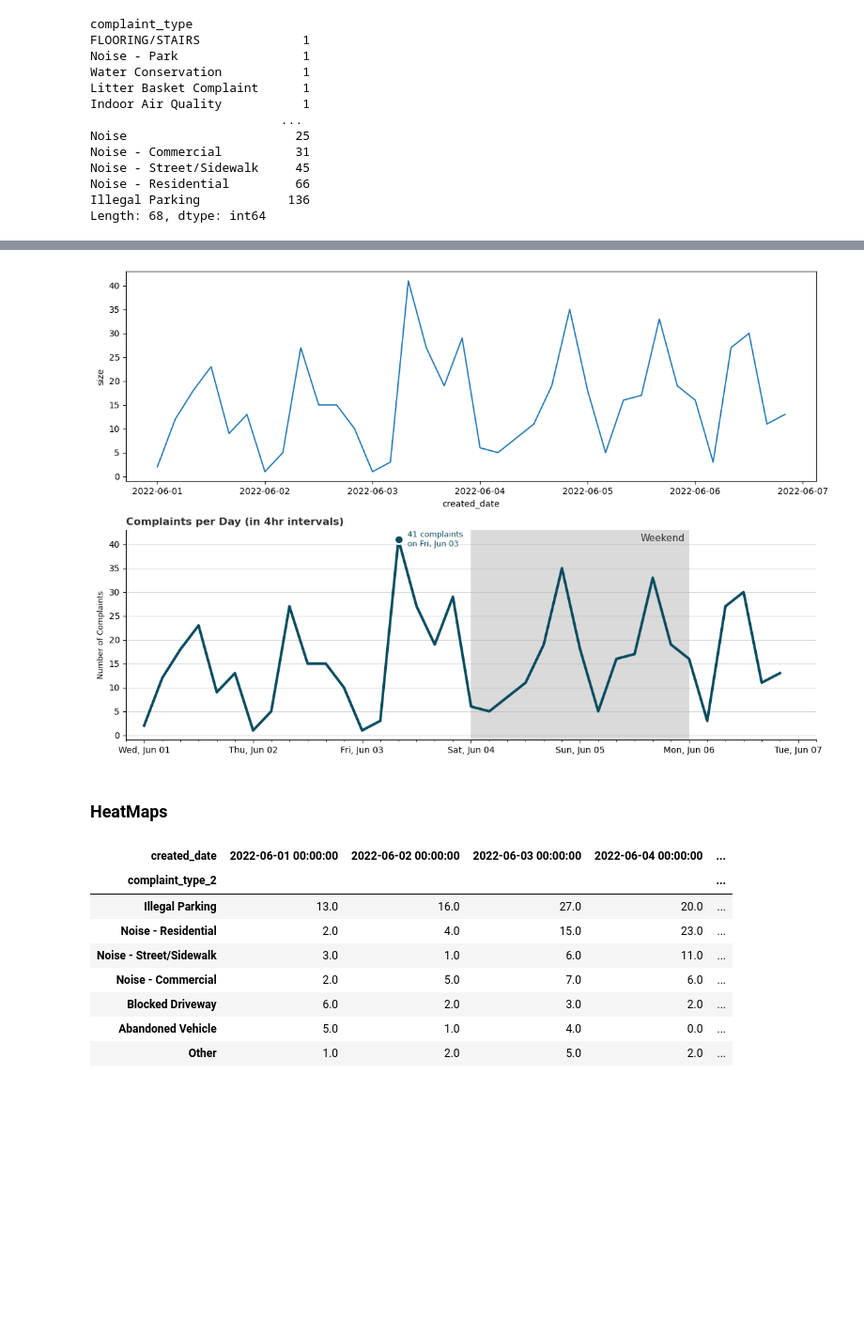
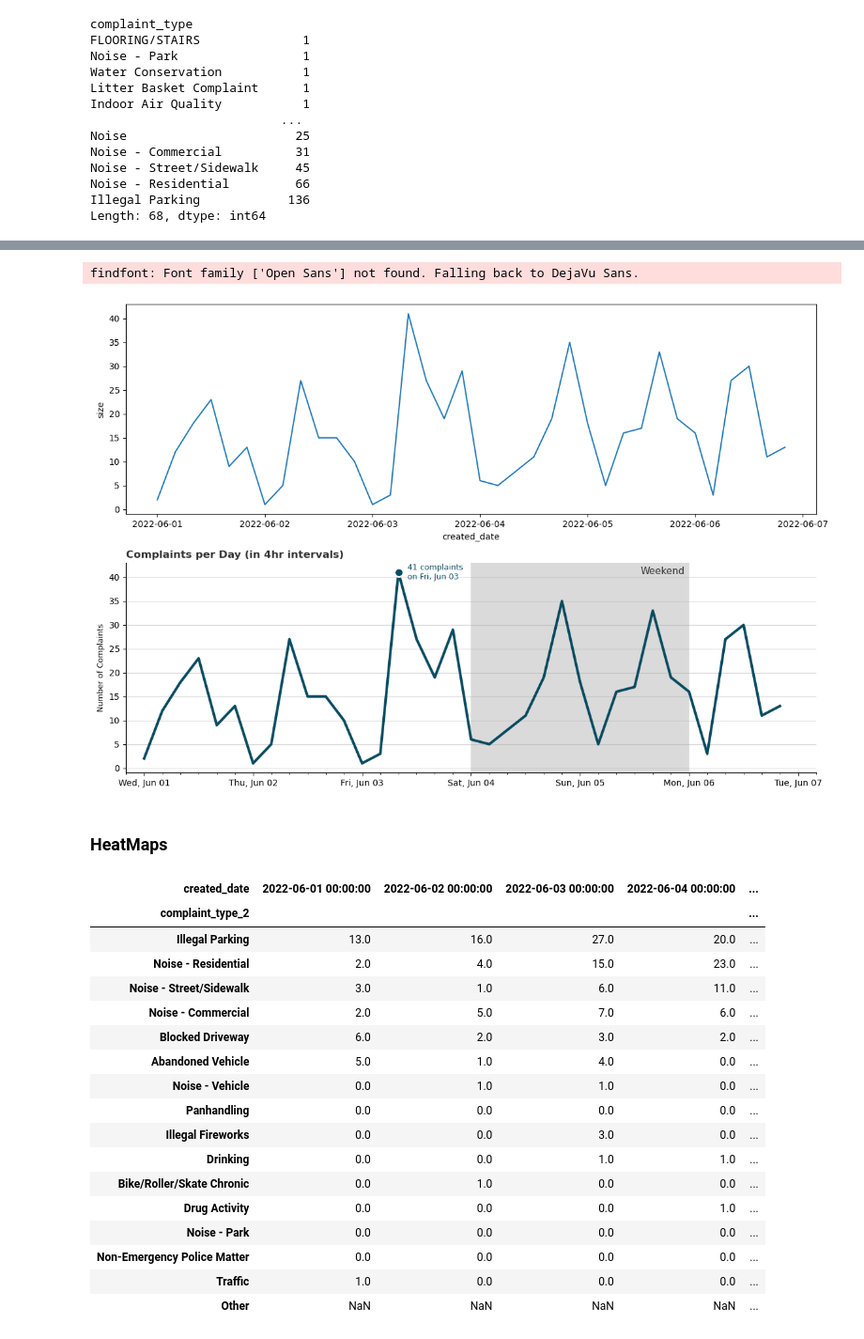
Before and after one commit to cankadir/AnalyticsExchange, a Jupyter notebook: NYC_DataViz_Workshop.ipynb, the cells around one changed output, grey strips where cells are left out. Shown at 94% size. Drawn from its saved outputs; the diff is of its cells as text; code cells hidden in the pictures; blank space fills up the shorter version.

```diff
--- a/NYC_DataViz_Workshop.ipynb
+++ b/NYC_DataViz_Workshop.ipynb
@@ -160,6 +174,7 @@ plt.tight_layout( h_pad=1 )
 # %%
 import matplotlib.font_manager
 
+df['created_date'] = pd.to_datetime( df['created_date'] )
 complaint_per_day = df.groupby(
     pd.Grouper( key = 'created_date', freq = '4h' ),
     as_index = False
@@ -253,6 +268,7 @@ ax.set_xlim( pd.to_datetime(time_start)-pd.Timedelta(hours=4), pd.to_datetime(ti
 
 plt.tight_layout( h_pad=1 );
 # %% [output]
+findfont: Font family ['Open Sans'] not found. Falling back to DejaVu Sans.
 [figure]
 # %% [markdown]
 ### HeatMaps
@@ -268,35 +284,44 @@ compaints_per_day = pd.pivot_table(
 compaints_per_day['total'] = compaints_per_day.sum(axis=1)
 compaints_per_day = compaints_per_day.sort_values( by = 'total', ascending = False )
 
 # Top %80 percent complaints
-p90 = compaints_per_day['total'].sum() * 0.95
+p90 = compaints_per_day['total'].sum() * 0.99
 
 # Top %10 percent complaints
 # take complaints adding up to 90% of total complaints
 min_other = compaints_per_day[ compaints_per_day['total'].cumsum() < p90 ]['total'].min()
 
 # if total is lower than min_other then group it as other
 compaints_per_day['complaint_type_2'] = compaints_per_day.apply(
     lambda x: 'Other' if x['total'] < min_other else x.name,
     axis = 1
 )
 
 compaints_per_day = compaints_per_day.groupby('complaint_type_2').sum().sort_values( by = 'total', ascending = False )
 
 # move Other to the end
 compaints_per_day = compaints_per_day.reindex( [ x for x in compaints_per_day.index if x != 'Other' ] + ['Other'] )
 
 compaints_per_day
 # %% [output]
 | created_date | 2022-06-01 00:00:00 | 2022-06-02 00:00:00 | 2022-06-03 00:00:00 | 2022-06-04 00:00:00 | ... |
 | complaint_type_2 |  |  |  |  | ... |
 | Illegal Parking | 13.0 | 16.0 | 27.0 | 20.0 | ... |
 | Noise - Residential | 2.0 | 4.0 | 15.0 | 23.0 | ... |
 | Noise - Street/Sidewalk | 3.0 | 1.0 | 6.0 | 11.0 | ... |
 | Noise - Commercial | 2.0 | 5.0 | 7.0 | 6.0 | ... |
 | Blocked Driveway | 6.0 | 2.0 | 3.0 | 2.0 | ... |
 | Abandoned Vehicle | 5.0 | 1.0 | 4.0 | 0.0 | ... |
-| Other | 1.0 | 2.0 | 5.0 | 2.0 | ... |
+| Noise - Vehicle | 0.0 | 1.0 | 1.0 | 0.0 | ... |
+| Panhandling | 0.0 | 0.0 | 0.0 | 0.0 | ... |
+| Illegal Fireworks | 0.0 | 0.0 | 3.0 | 0.0 | ... |
+| Drinking | 0.0 | 0.0 | 1.0 | 1.0 | ... |
+| Bike/Roller/Skate Chronic | 0.0 | 1.0 | 0.0 | 0.0 | ... |
+| Drug Activity | 0.0 | 0.0 | 0.0 | 1.0 | ... |
+| Noise - Park | 0.0 | 0.0 | 0.0 | 0.0 | ... |
+| Non-Emergency Police Matter | 0.0 | 0.0 | 0.0 | 0.0 | ... |
+| Traffic | 1.0 | 0.0 | 0.0 | 0.0 | ... |
+| Other | NaN | NaN | NaN | NaN | ... |
 # %%
 fig,axs = plt.subplots( figsize = (18,7) , ncols = 2 )
 
```
Also changed, not shown: parts of 13 cells of this notebook.
